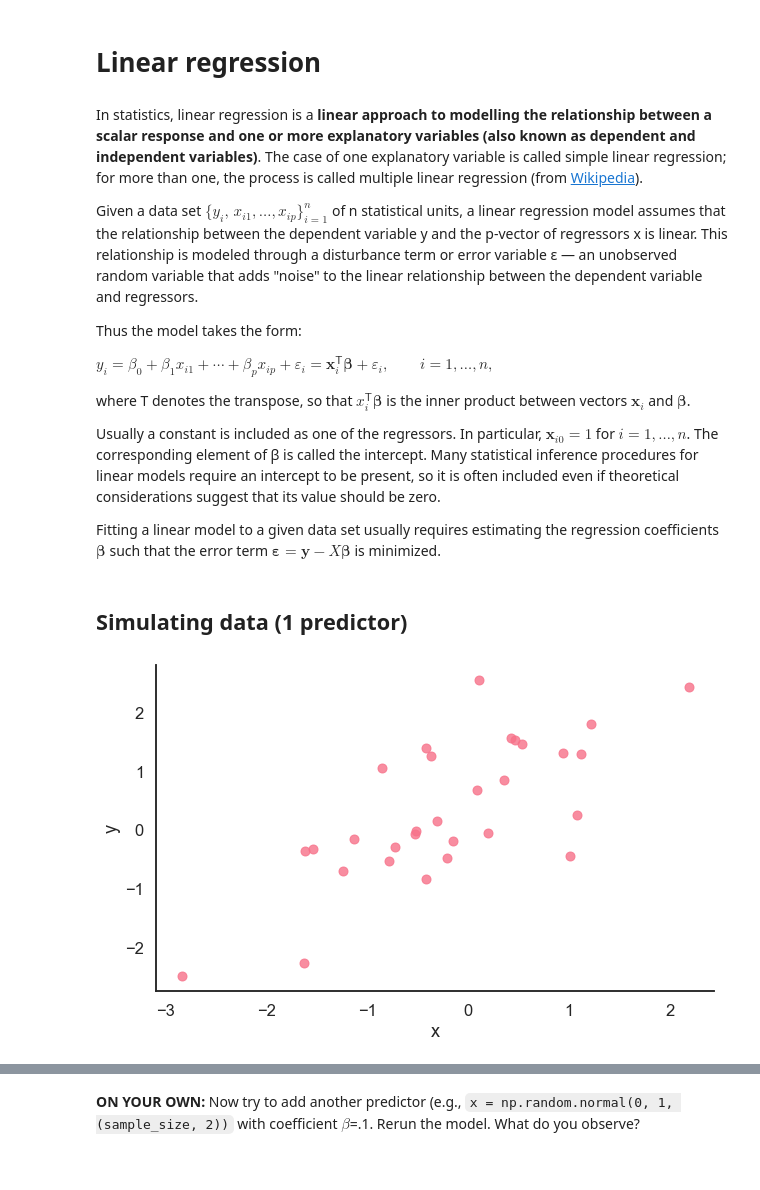
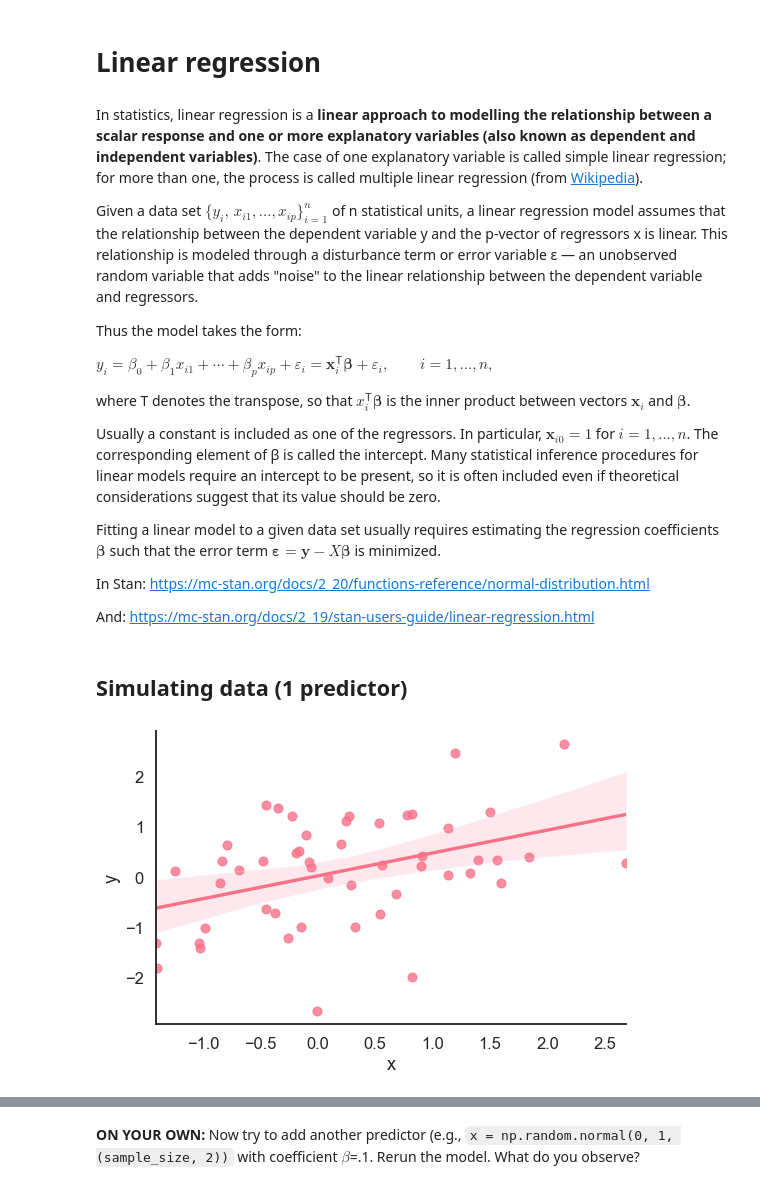
Before and after one commit to laurafontanesi/bayesian_est_workshop, a Jupyter notebook: notebooks/linear_regression.ipynb, the cells around one changed output, grey strips where cells are left out. Saved outputs shown, nothing was run; the diff lists cells and outputs as text; code cells hidden in the pictures.

```diff
--- a/notebooks/linear_regression.ipynb
+++ b/notebooks/linear_regression.ipynb
@@ -14,5 +14,9 @@ where T denotes the transpose, so that ${x} _{i}^{\mathsf {T}}{\boldsymbol {\bet
 Usually a constant is included as one of the regressors. In particular, ${\displaystyle \mathbf {x} _{i0}=1}$ for ${\displaystyle i=1,\ldots ,n}$. The corresponding element of β is called the intercept. Many statistical inference procedures for linear models require an intercept to be present, so it is often included even if theoretical considerations suggest that its value should be zero.
 
 Fitting a linear model to a given data set usually requires estimating the regression coefficients ${\displaystyle {\boldsymbol {\beta }}}$ such that the error term ${\displaystyle {\boldsymbol {\varepsilon }}=\mathbf {y} -X{\boldsymbol {\beta }}}$ is minimized.
+
+In Stan: https://mc-stan.org/docs/2_20/functions-reference/normal-distribution.html
+
+And: https://mc-stan.org/docs/2_19/stan-users-guide/linear-regression.html
 # %%
 import numpy as np
@@ -35,15 +40,13 @@ generating_betas = [.2, .6]
 noise = np.random.normal(0, error_term, sample_size)
 X = sm.add_constant(x)
 y = np.sum(generating_betas*X, axis=1) + noise
-# %%
-import seaborn as sns
-import matplotlib.pyplot as plt
-sns.regplot(x, y, fit_reg=False)
-plt.xlabel("x")
-plt.ylabel("y")
-sns.despine();
-# %% [output]
-[figure, removed]
+# %%
+sns.lmplot(x="x", y="y", data=pd.DataFrame({'x':x, 'y':y}), aspect=1.5);
+plt.xlabel("x")
+plt.ylabel("y")
+sns.despine();
+# %% [output]
+[figure, added]
 # %%
 model_code = """
 
```
Also changed, not shown: parts of 15 cells of this notebook, 3 other files.
